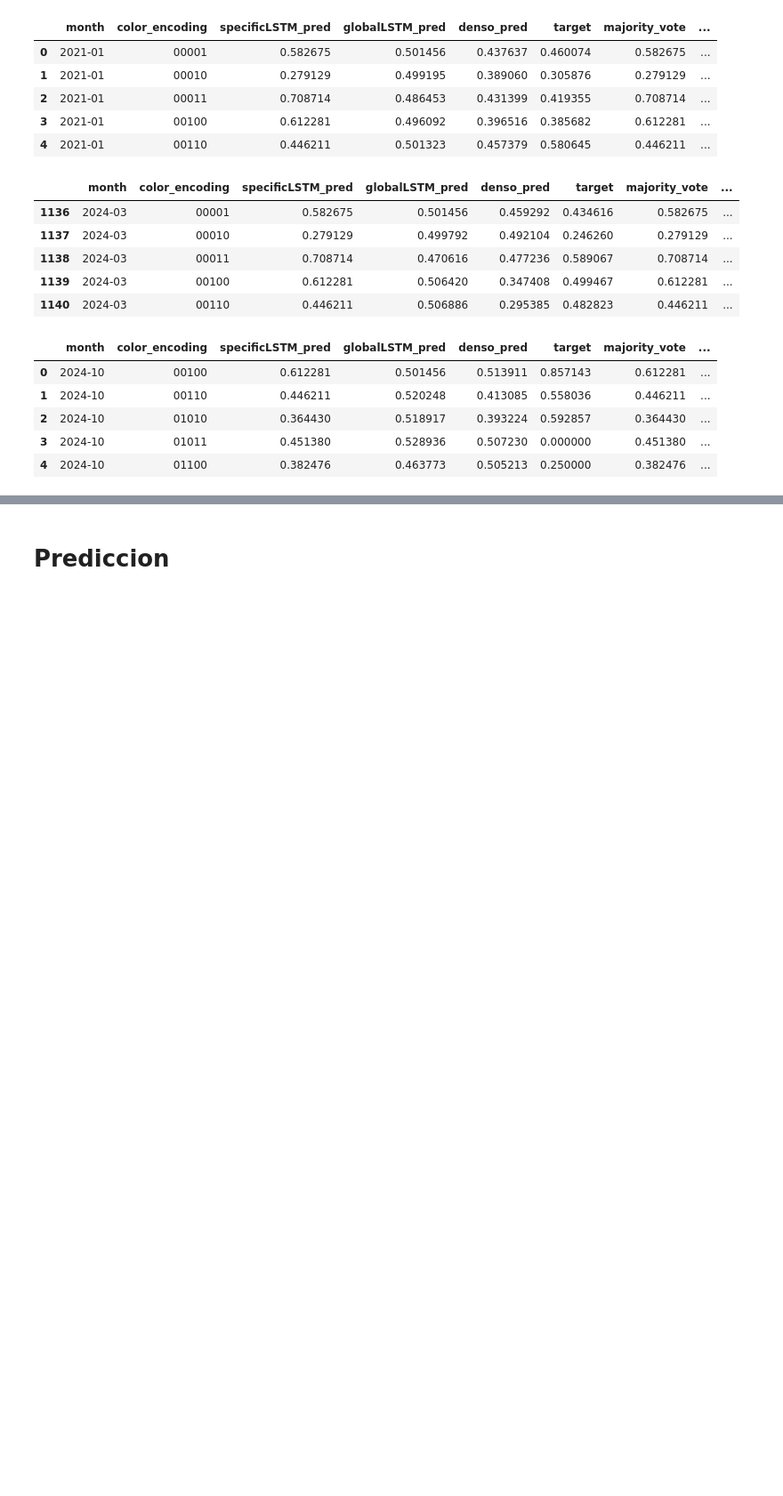
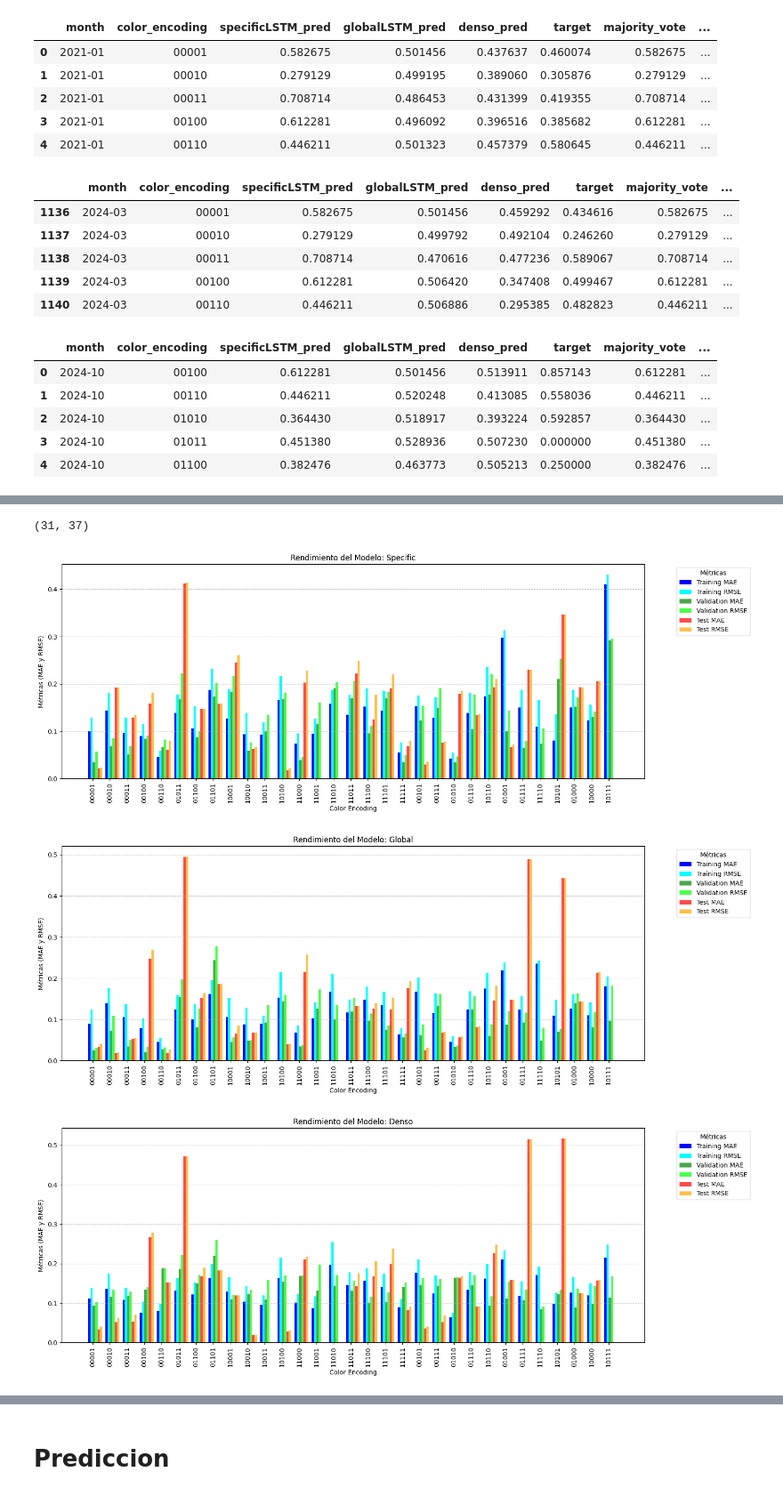
Before and after one commit to adrianfulla/MTG-Pioneer_LSTM, a Jupyter notebook: mtg-pioneer-lstm copy.ipynb, the cells around one changed output, grey strips where cells are left out. Shown at 89% size. Cells and saved outputs as stored; diff of their text form; code cells hidden in the pictures; blank space fills up the shorter version.

```diff
--- a/mtg-pioneer-lstm copy.ipynb
+++ b/mtg-pioneer-lstm copy.ipynb
@@ -1490,0 +1579,64 @@ Random Forest Model Performance:
+# %%
+training_res_by_color = get_evaluation_for_color(final_train_predictions, "Training")
+val_res_by_color = get_evaluation_for_color(final_val_predictions, "Validation")
+test_res_by_color = get_evaluation_for_color(final_test_predictions, "Test")
+# %%
+merged_results = pd.merge(
+    training_res_by_color, val_res_by_color, on="color_combination", suffixes=("_train", "_val"), how="outer"
+)
+merged_results = pd.merge(
+    merged_results, test_res_by_color, on="color_combination", suffixes=("", "_test"), how="outer"
+)
+
+merged_results.fillna(0, inplace=True)
+
+merged_results.shape
+# %% [output]
+(31, 37)
+# %%
+# Lista de modelos
+models = ["specific", "global", "denso", "majority_vote", "weighted_vote", "random_forest_vote"]
+
+# Crear gráficos por modelo
+for model in models:
+    plt.figure(figsize=(16, 6))
+
+    # Coordenadas X para las combinaciones de colores (con espacio adicional)
+    x = list(range(len(merged_results["color_combination"])))
+    x_spaced = [val * 1.5 for val in x]  # Multiplica por 1.5 para espaciar las barras
+
+    # Graficar barras agrupadas para MAE y RMSE por conjunto (Training, Validation, Test)
+    plt.bar([i - 0.3 for i in x_spaced],
+            merged_results[f"Training_{model}_evaluation_mae"],
+            width=0.2, label="Training MAE", color="blue")
+    plt.bar([i - 0.1 for i in x_spaced],
+            merged_results[f"Training_{model}_evaluation_rmse"],
+            width=0.2, label="Training RMSE", color="cyan")
+
+    plt.bar([i + 0.1 for i in x_spaced],
+            merged_results[f"Validation_{model}_evaluation_mae"],
+            width=0.2, label="Validation MAE", color="green", alpha=0.7)
+    plt.bar([i + 0.3 for i in x_spaced],
+            merged_results[f"Validation_{model}_evaluation_rmse"],
+            width=0.2, label="Validation RMSE", color="lime", alpha=0.7)
+
+    plt.bar([i + 0.5 for i in x_spaced],
+            merged_results[f"Test_{model}_evaluation_mae"],
+            width=0.2, label="Test MAE", color="red", alpha=0.7)
+    plt.bar([i + 0.7 for i in x_spaced],
+            merged_results[f"Test_{model}_evaluation_rmse"],
+            width=0.2, label="Test RMSE", color="orange", alpha=0.7)
+
+    # Configuración del gráfico
+    plt.xticks(ticks=x_spaced, labels=merged_results["color_combination"], rotation=90)
+    plt.title(f"Rendimiento del Modelo: {model.capitalize()}")
+    plt.xlabel("Color Encoding")
+    plt.ylabel("Métricas (MAE y RMSE)")
+    plt.legend(loc="upper left", bbox_to_anchor=(1.05, 1), title="Métricas")
+    plt.grid(axis='y', linestyle='--', alpha=0.7)
+    plt.tight_layout()
+    plt.show()
+# %% [output]
+[figure, added]
+[figure, added]
+[figure, added]
```
Also changed, not shown: parts of 7 cells of this notebook.
